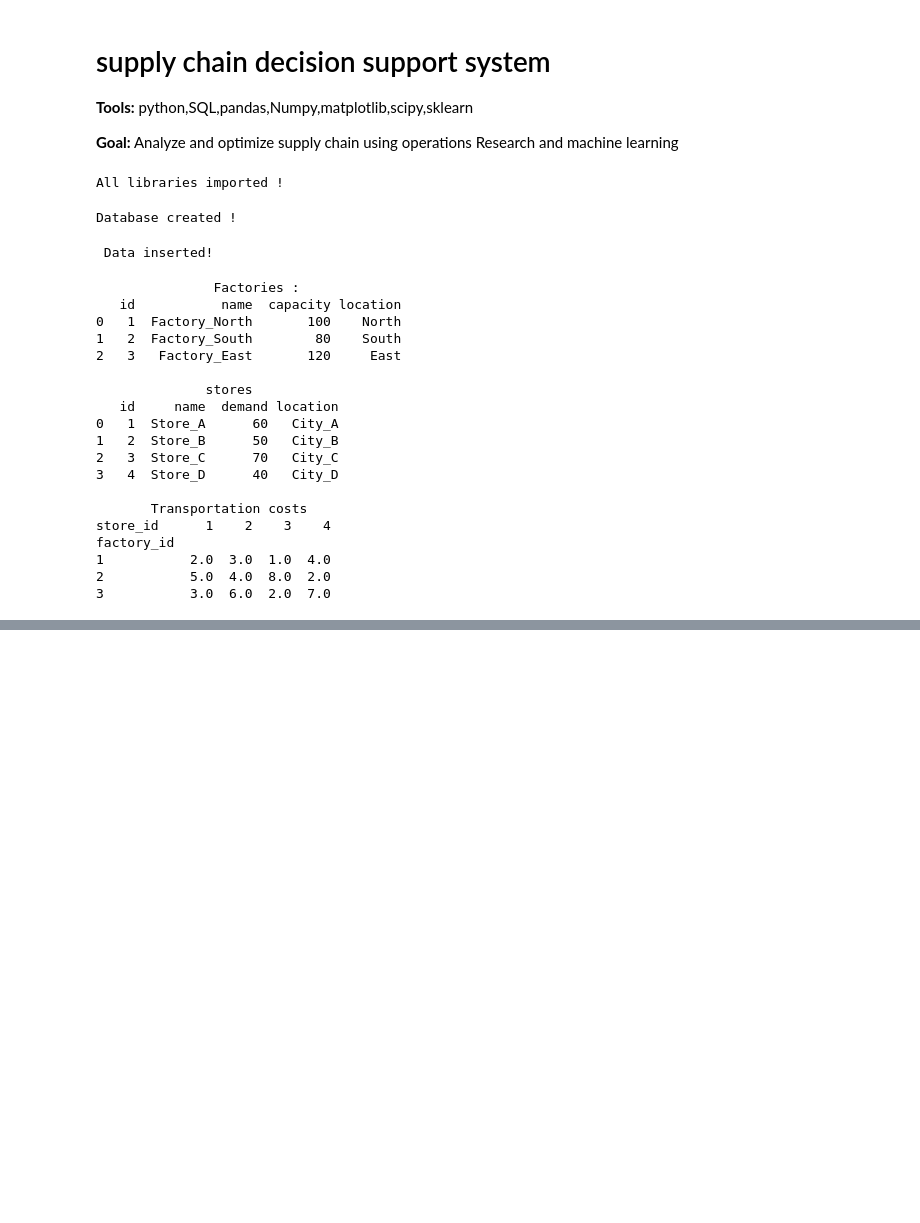
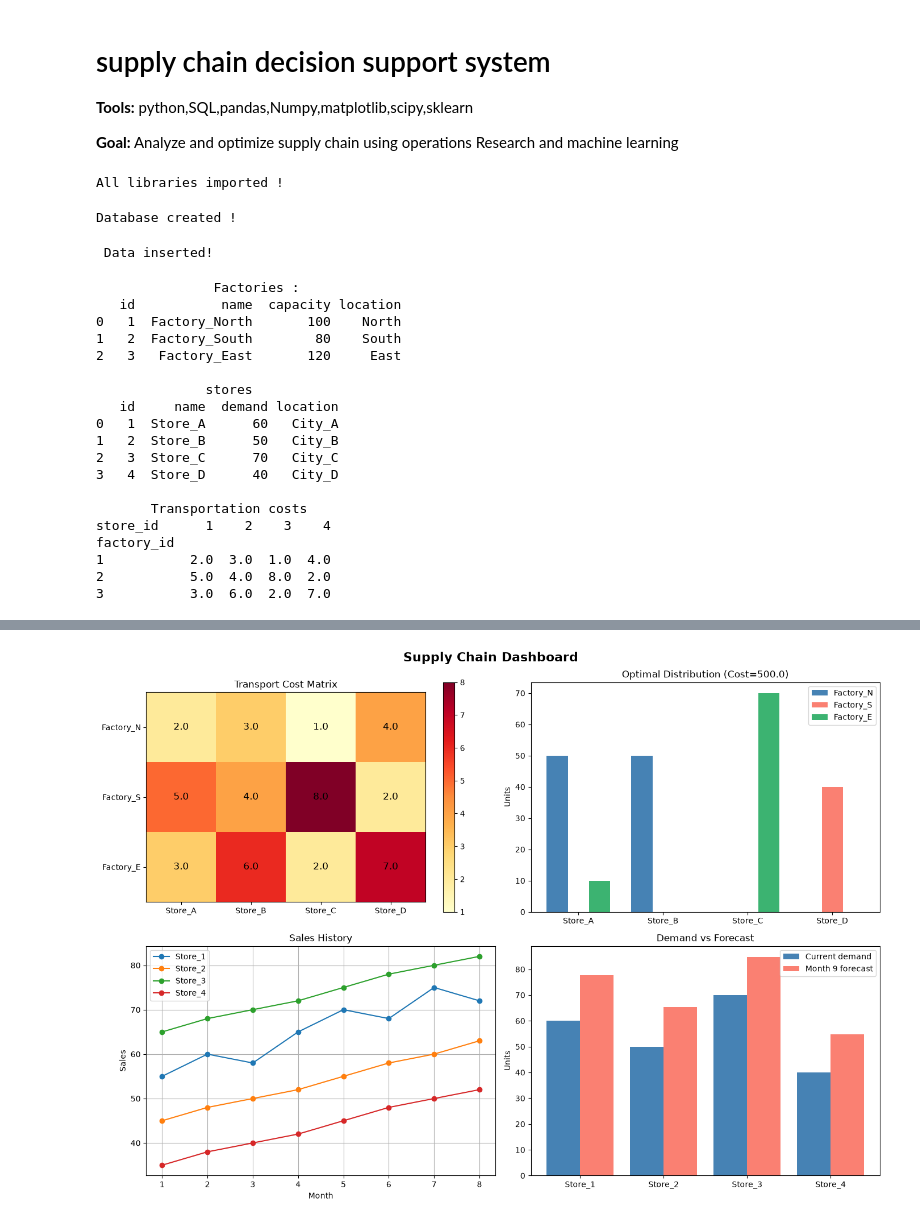
Before and after one commit to brahimiasma94-pixel/python-learning, a Jupyter notebook: supply_chain_project/supply_chain.ipynb, the cells around one changed output, grey strips where cells are left out. Saved outputs shown, nothing was run; the diff lists cells and outputs as text; code cells hidden in the pictures; blank space fills up the shorter version.

Commit message:
Add supply chain project

```diff
--- a/supply_chain_project/supply_chain.ipynb
+++ b/supply_chain_project/supply_chain.ipynb
@@ -125,0 +175,20 @@ factory_id
+# %%
+# Demand Forecasting with Linear Regression
+df_sales = pd.read_sql("SELECT * FROM sales_history", conn)
+
+# Train model for each store
+print("=== Demand Forecast (Month 9) ===")
+forecasts = {}
+
+for store_id in range(1, 5):
+    df_store = df_sales[df_sales["store_id"] == store_id]
+    X = df_store[["month"]]
+    y = df_store["sales"]
+
+    model = LinearRegression()
+    model.fit(X, y)
+
+    forecast = model.predict(pd.DataFrame([[9]], columns=["month"]))[0]
+    forecasts[store_id] = round(forecast, 1)
+    r2 = r2_score(y, model.predict(X))
+    print(f"Store_{store_id}: forecast={round(forecast,1)} units (R²={round(r2,2)})")
@@ -125,0 +201,64 @@ factory_id
+# %%
+# Visualization
+fig, axes = plt.subplots(2, 2, figsize=(14, 10))
+fig.suptitle("Supply Chain Dashboard", fontsize=16, fontweight="bold")
+
+# --- 1) Transport cost heatmap ---
+ax1 = axes[0, 0]
+cost_matrix = df_costs.pivot(index="factory_id",
+                              columns="store_id",
+                              values="cost").values
+im = ax1.imshow(cost_matrix, cmap="YlOrRd")
+ax1.set_xticks(range(4))
+ax1.set_yticks(range(3))
+ax1.set_xticklabels(["Store_A","Store_B","Store_C","Store_D"])
+ax1.set_yticklabels(["Factory_N","Factory_S","Factory_E"])
+ax1.set_title("Transport Cost Matrix")
+for i in range(3):
+    for j in range(4):
+        ax1.text(j, i, cost_matrix[i,j], ha="center", va="center", fontsize=12)
+plt.colorbar(im, ax=ax1)
+
+# --- 2) Optimal distribution ---
+ax2 = axes[0, 1]
+x = np.arange(4)
+width = 0.25
+ax2.bar(x - width, df_result.iloc[0], width, label="Factory_N", color="steelblue")
+ax2.bar(x,         df_result.iloc[1], width, label="Factory_S", color="salmon")
+ax2.bar(x + width, df_result.iloc[2], width, label="Factory_E", color="mediumseagreen")
+ax2.set_xticks(x)
+ax2.set_xticklabels(["Store_A","Store_B","Store_C","Store_D"])
+ax2.set_title(f"Optimal Distribution (Cost={result.fun})")
+ax2.set_ylabel("Units")
+ax2.legend()
+
+# --- 3) Sales history ---
+ax3 = axes[1, 0]
+for store_id in range(1, 5):
+    df_store = df_sales[df_sales["store_id"] == store_id]
+    ax3.plot(df_store["month"], df_store["sales"],
+             marker="o", label=f"Store_{store_id}")
+ax3.set_title("Sales History")
+ax3.set_xlabel("Month")
+ax3.set_ylabel("Sales")
+ax3.legend()
+ax3.grid(True)
+
+# --- 4) Demand forecast ---
+ax4 = axes[1, 1]
+stores = [f"Store_{i}" for i in range(1, 5)]
+forecast_values = list(forecasts.values())
+current_demand  = df_stores["demand"].tolist()
+x = np.arange(4)
+ax4.bar(x - 0.2, current_demand,  0.4, label="Current demand",  color="steelblue")
+ax4.bar(x + 0.2, forecast_values, 0.4, label="Month 9 forecast", color="salmon")
+ax4.set_xticks(x)
+ax4.set_xticklabels(stores)
+ax4.set_title("Demand vs Forecast")
+ax4.set_ylabel("Units")
+ax4.legend()
+
+plt.tight_layout()
+plt.show()
+# %% [output]
+[figure, added]
```
Also changed, not shown: parts of 3 cells of this notebook.
